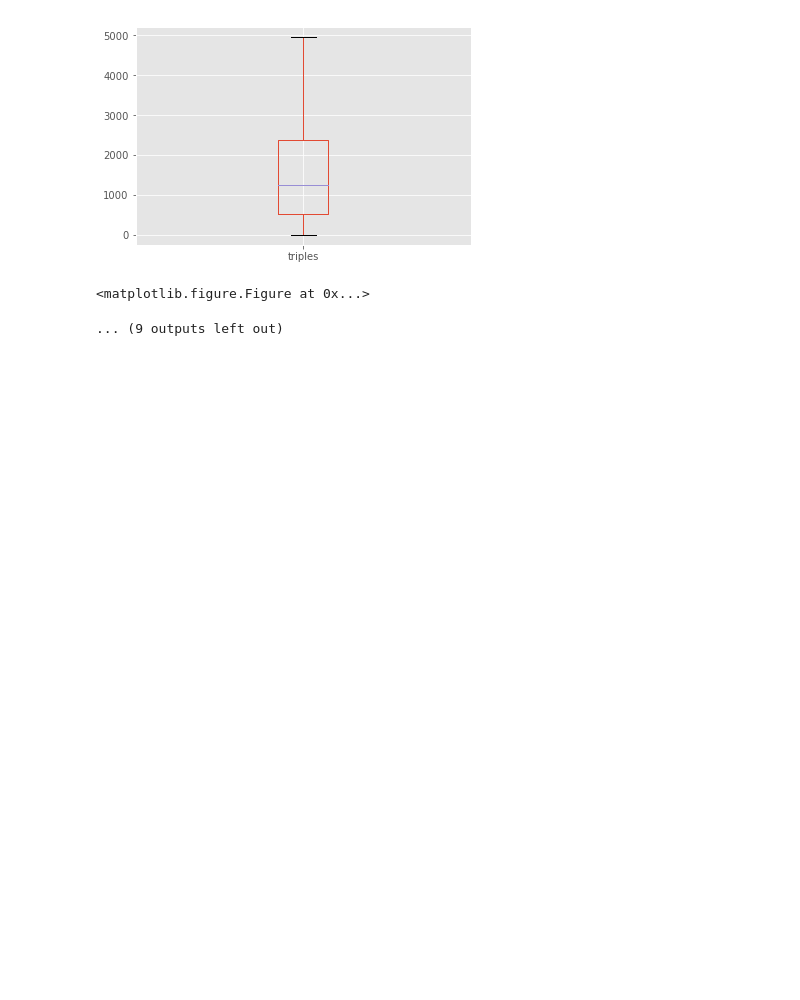
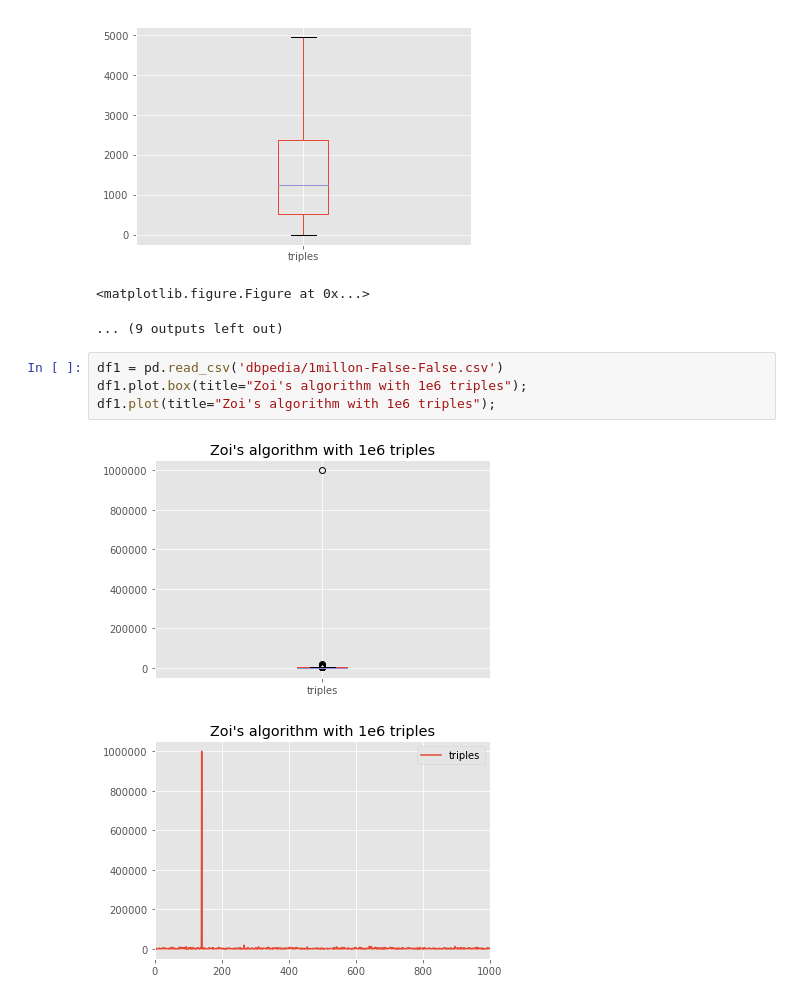
Before and after one commit to mosoriob/webSemantic, a Jupyter notebook: box.ipynb, the cells around one changed output. Saved outputs shown, nothing was run; the diff lists cells and outputs as text; blank space fills up the shorter version.

```diff
--- a/box.ipynb
+++ b/box.ipynb
@@ -49,3 +49,10 @@ max    1.001289e+06
 [figure]
 <matplotlib.figure.Figure at 0x...>
 ... (9 outputs left out)
+# %%
+df1 = pd.read_csv('dbpedia/1millon-False-False.csv')
+df1.plot.box(title="Zoi's algorithm with 1e6 triples");
+df1.plot(title="Zoi's algorithm with 1e6 triples");
+# %% [output]
+[figure, added]
+[figure, added]
```
Also changed, not shown: parts of 3 cells of this notebook.
